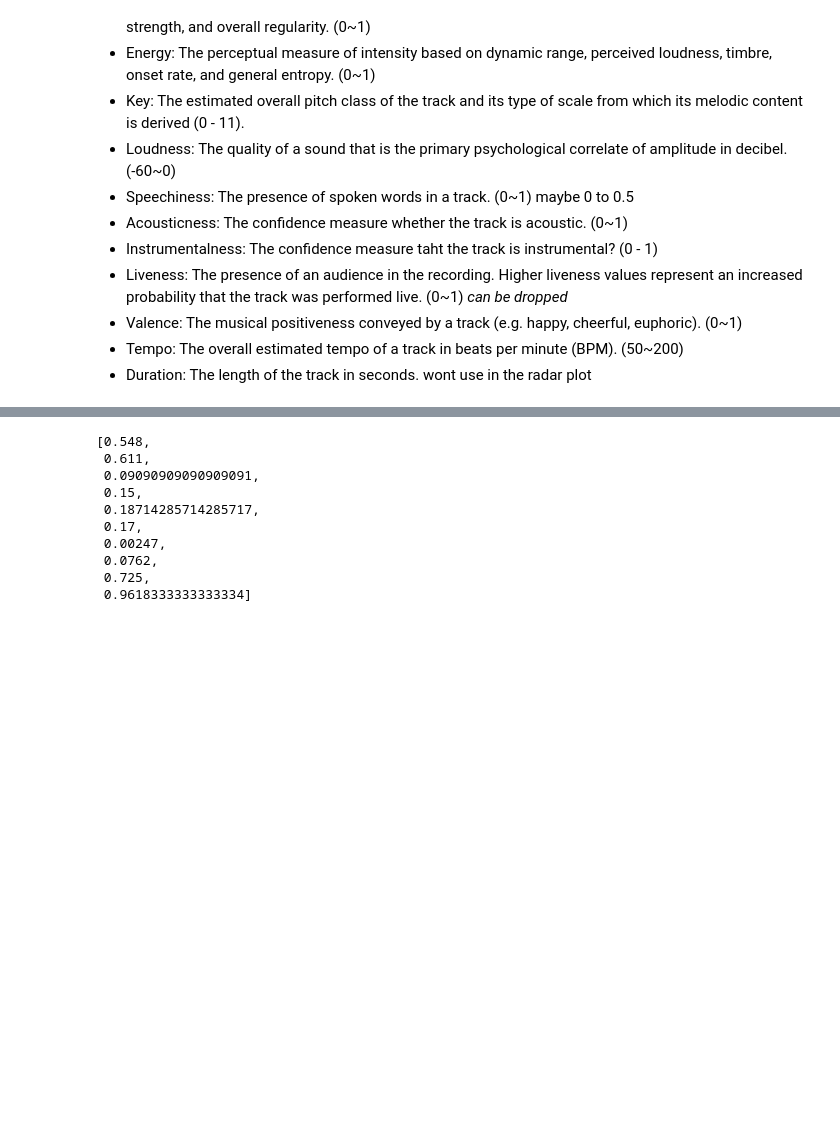
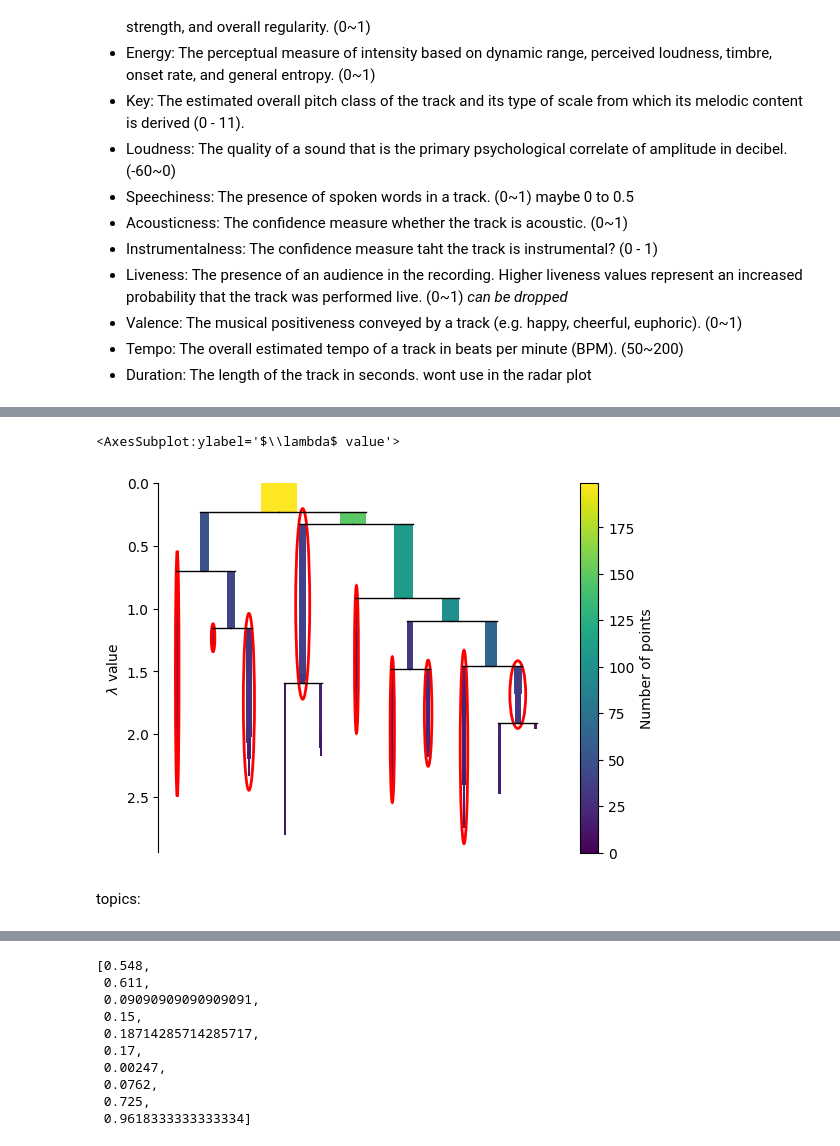
Before and after one commit to technocrat13/is-it-an-era-question-mark, a Jupyter notebook: era_analysis.ipynb, the cells around one changed output, grey strips where cells are left out. Drawn from its saved outputs; the diff is of its cells as text; code cells hidden in the pictures; blank space fills up the shorter version.

```diff
--- a/era_analysis.ipynb
+++ b/era_analysis.ipynb
@@ -280,0 +642,9 @@ df.loc[5, 'lyrics']
+# %%
+clusterer = hdbscan.HDBSCAN(
+    min_cluster_size=10, min_samples=4)
+clusterer.fit(u)
+
+clusterer.condensed_tree_.plot(select_clusters=True)
+# %% [output]
+<AxesSubplot:ylabel='$\\lambda$ value'>
+[figure, added]
@@ -280,0 +668,2 @@ df.loc[5, 'lyrics']
+# %% [markdown]
+topics:
```
Also changed, not shown: parts of 38 cells of this notebook, 17 other files.
